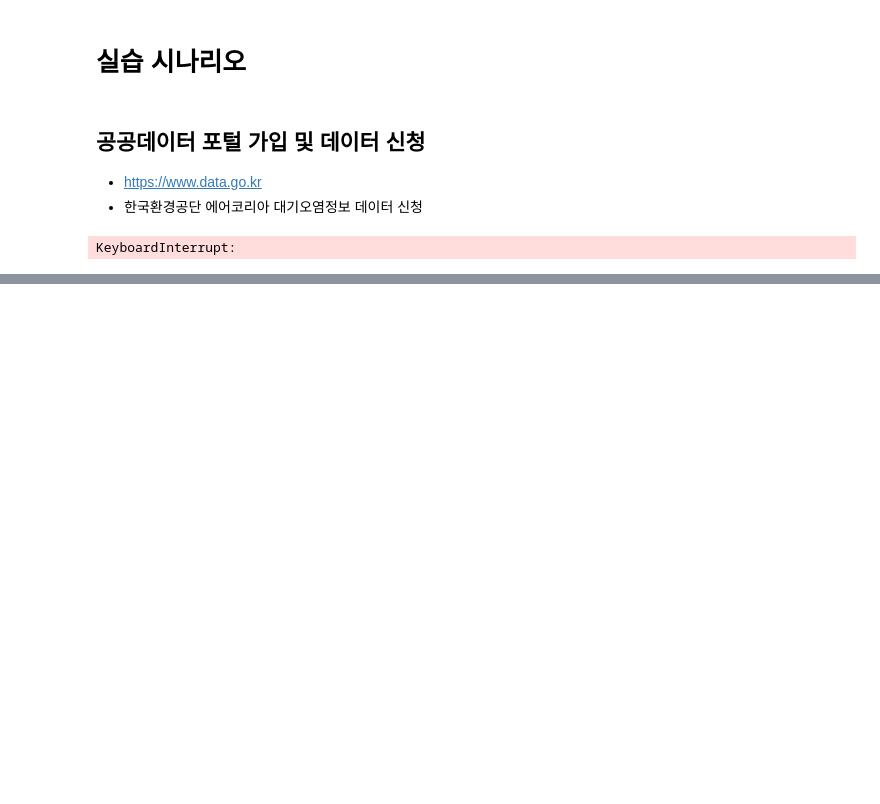
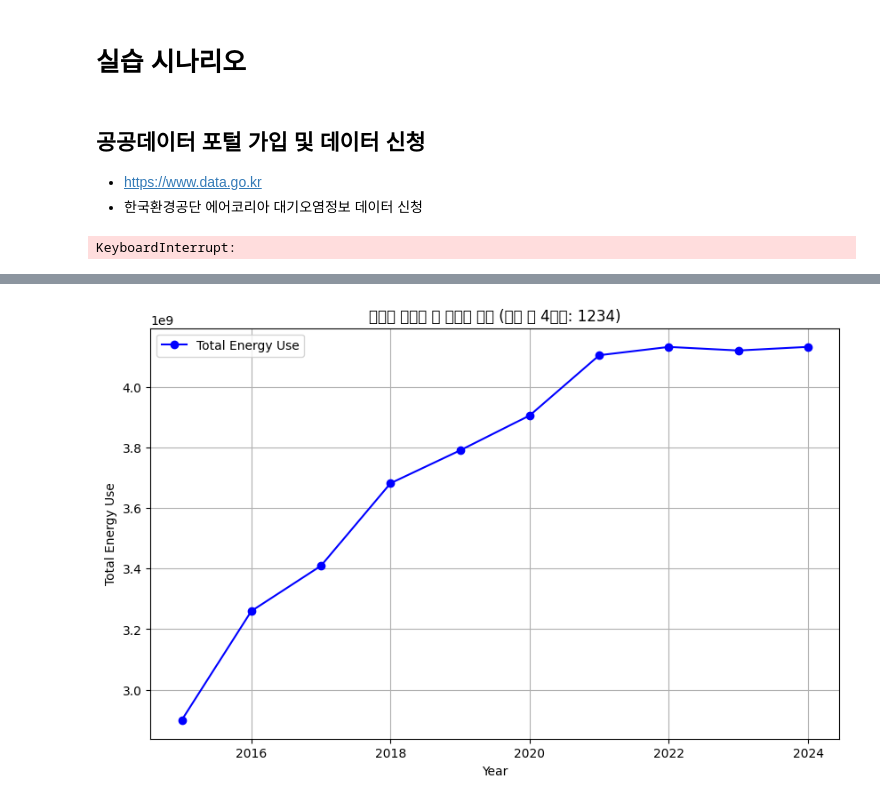
Before and after one commit to Kuemwoisuk/Data-Analysis-with-Open-Source, a Jupyter notebook: 오픈소스_데이터_분석_4강.ipynb, the cells around one changed output, grey strips where cells are left out. Saved outputs shown, nothing was run; the diff lists cells and outputs as text; code cells hidden in the pictures; blank space fills up the shorter version.

```diff
--- a/오픈소스_데이터_분석_4강.ipynb
+++ b/오픈소스_데이터_분석_4강.ipynb
@@ -213,0 +388,36 @@ KeyError: 'items'
+# %%
+# object 타입을 숫자로 변환
+cols = ['EUS', 'GUS', 'WUS', 'HUS']
+for col in cols:
+    df[col] = pd.to_numeric(df[col], errors='coerce')
+
+
+
+# 총 사용량 계산
+df['TOTAL'] = df['EUS'] + df['GUS'] + df['WUS'] + df['HUS']
+# 연도별 총합 계산
+annual_sum = df.groupby('YEAR', as_index=False)['TOTAL'].sum()
+# 변화량 계산
+annual_sum['CHANGE'] = annual_sum['TOTAL'].diff()
+# 선 그래프 시각화
+plt.figure(figsize=(10,6))
+plt.plot(annual_sum['YEAR'], annual_sum['TOTAL'], marker='o', linestyle='-', color='blue', label='Total Energy Use')
+plt.xlabel('Year')
+plt.ylabel('Total Energy Use')
+plt.title('연도별 에너지 총 사용량 변화 (학번 뒤 4자리: 1234)')
+plt.legend()
+plt.grid(True)
+
+# y축 지수 표기
+# 'sci'는 scientific notation, 즉 지수 표기법을 의미한다.
+# scilimits=(0,0)
+# 지수 표기법을 적용할 기준 범위를 의미한다.
+# (m, n) 형태로 주어지며, 축 값의 지수가 m보다 크거나 n보다 작을 때만 지수 표기를 쓴다.
+# (0,0)은 무조건 지수 표기로 표시하라는 뜻이다.
+# 즉, 값의 크기와 상관없이 항상 10ⁿ 형태로 나타난다.
+plt.ticklabel_format(style='sci', axis='y', scilimits=(0,0))
+
+# 그래프 저장
+plt.savefig('energy_trend_1234.png', dpi=300)
+plt.show()
+# %% [output]
@@ -213,0 +441 @@ KeyError: 'items'
+[figure, added]
```
Also changed, not shown: parts of 9 cells of this notebook.
